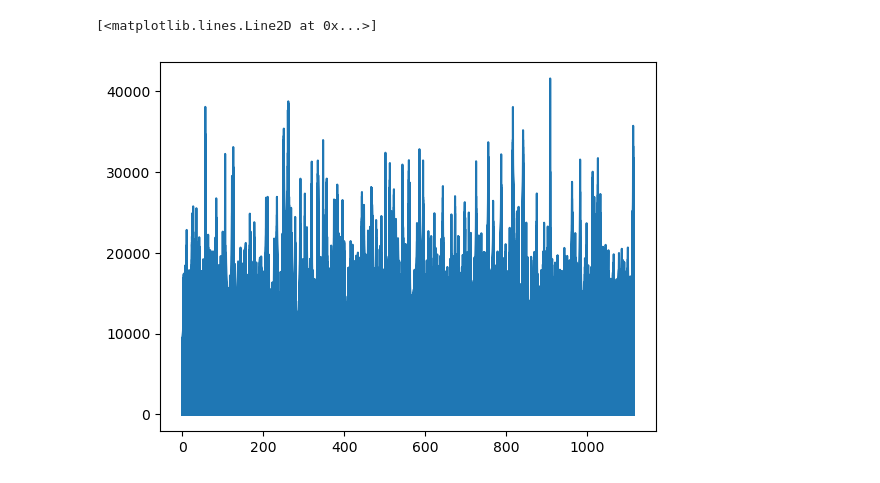
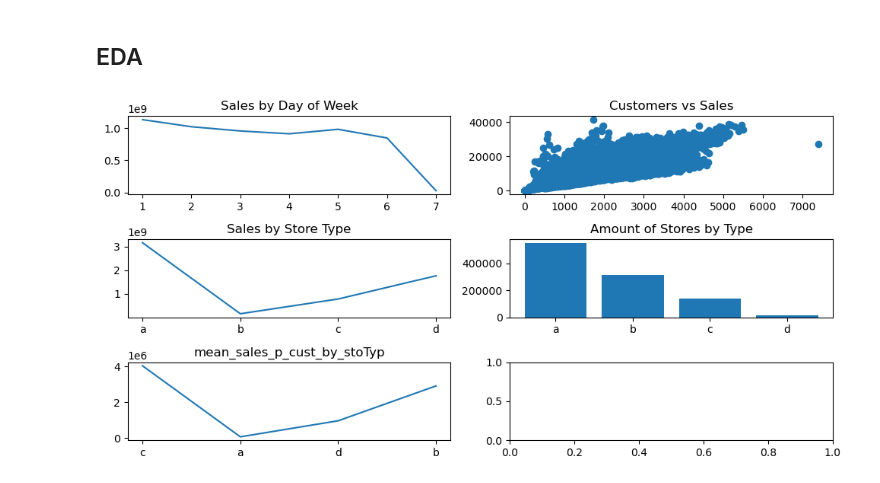
Before and after one commit to TheLoneCoderpy/rossmann_sales_prediction, a Jupyter notebook: notebook.ipynb, the cells around one changed output. Cells and saved outputs as stored; diff of their text form; code cells hidden in the pictures.

```diff
--- a/notebook.ipynb
+++ b/notebook.ipynb
@@ -39,5 +43,37 @@ big_df
-# %%
-plt.plot(big_df["Store"], big_df["Sales"])
-# %% [output]
-[<matplotlib.lines.Line2D at 0x...>]
-[figure, removed]
+# %% [markdown]
+## EDA
+# %%
+fig, axs = plt.subplots(3, 2, figsize=(10, 5))
+
+# Plot 1: Sales by Day of Week
+s_b_d = big_df["Sales"].groupby(big_df["DayOfWeek"]).sum()
+axs[0, 0].plot(s_b_d)
+axs[0, 0].set_title('Sales by Day of Week')
+
+# Plot 2: Scatter plot of Customers vs Sales
+axs[0, 1].scatter(big_df["Customers"], big_df["Sales"])
+axs[0, 1].set_title('Customers vs Sales')
+
+# Plot 3: Sales by Store Type
+sales_by_storeType = big_df["Sales"].groupby(big_df["StoreType"]).sum()
+axs[1, 0].plot(sales_by_storeType)
+axs[1, 0].set_title('Sales by Store Type')
+
+# Plot 4: Amount of Stores by Type
+amt_stores_by_type = big_df["StoreType"].value_counts()
+axs[1, 1].bar(["a", "b", "c", "d"], amt_stores_by_type)
+axs[1, 1].set_title('Amount of Stores by Type')
+
+# mean sales per customer
+sales_per_customer = big_df["Sales"] / big_df["Customers"]
+big_df["sales_per_customer"] = sales_per_customer
+
+m_sales_customer_by_st = big_df["sales_per_customer"].groupby(big_df["StoreType"]).sum().values.tolist()
+axs[2, 0].plot(big_df["StoreType"].unique(), m_sales_customer_by_st)
+axs[2, 0].set_title("mean_sales_p_cust_by_stoTyp")
+
+# Display the plots
+plt.tight_layout()
+plt.show()
+# %% [output]
+[figure, added]
```
Also changed, not shown: parts of 9 cells of this notebook.
